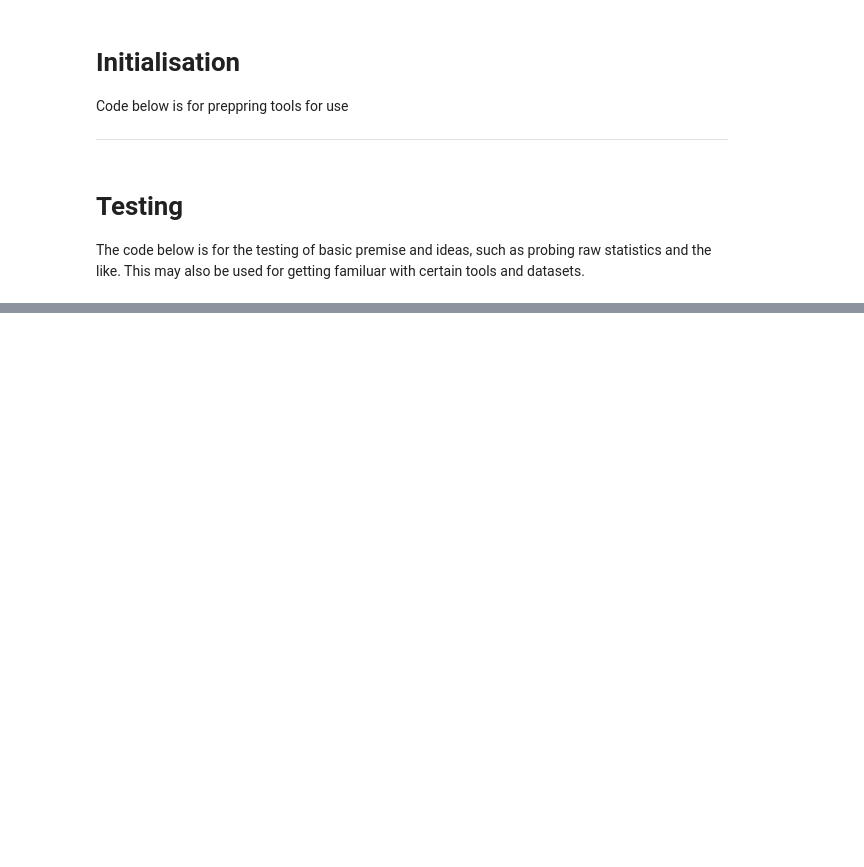
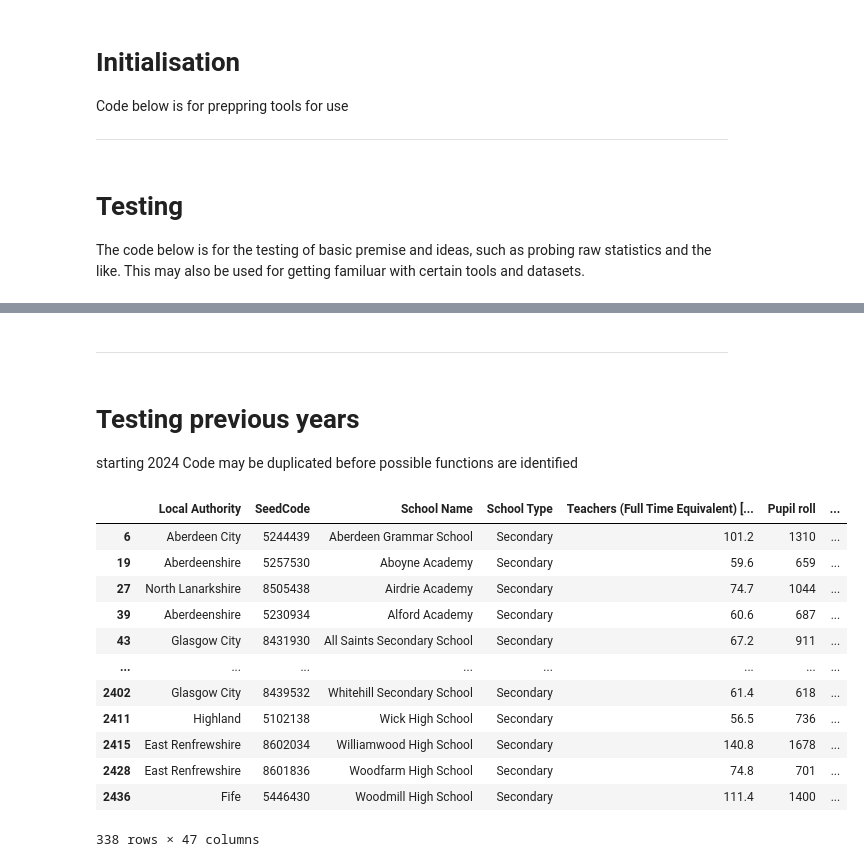
Before and after one commit to Jaxter1604/social_dets_edu_scot, a Jupyter notebook: testing.ipynb, the cells around one changed output, grey strips where cells are left out. Saved outputs shown, nothing was run; the diff lists cells and outputs as text; code cells hidden in the pictures; blank space fills up the shorter version.

```diff
--- a/testing.ipynb
+++ b/testing.ipynb
@@ -296,0 +246,65 @@ Model MAE: 9.37430303030303
+# %% [markdown]
+---
+# %% [markdown]
+# Testing previous years
+starting 2024
+Code may be duplicated before possible functions are identified
+# %%
+df = pd.read_csv('att_sch_stats/att_sch.csv')
+
+attainment_2024 = df[df['DateCode'].astype(str).str.contains("2023-24", na=False)]
+above_5_2024 = attainment_2024[
+    (
+        attainment_2024['Number Of Awards'].astype(str).str.contains("5", na=False)
+    ) & (
+        attainment_2024['SCQF Level'].astype(str).str.contains("6", na=False)
+    )
+]
+att_list_24 = above_5_2024[["GeographyName", "Value"]]
+att_list_24 = att_list_24.sort_values(by="GeographyName")
+att_list_24 = att_list_24[att_list_24.GeographyName != "National"]
+
+supressors = ["*", "#"]
+
+supressed_schools = att_list_24[
+    att_list_24["Value"].astype(str).isin(supressors)
+].sort_values(by="GeographyName")
+
+att_list_24 = att_list_24[
+    ~att_list_24["Value"].astype(str).isin(supressors)
+].copy()
+
+att_list_24= att_list_24.dropna()
+# %%
+primary_ys = ["P1", "P2", "P3", "P4", "P5", "P6", "P7"]
+
+sch_sum_2024 = pd.read_excel('sch_sum_stats/sch_sum_2024.xlsx', sheet_name=2, header=1)
+hs_sum_2024 = sch_sum_2024[sch_sum_2024["School Type"].astype(str).str.contains("Secondary")]
+hs_sum_2024 = hs_sum_2024.drop(columns=primary_ys).drop(columns="Special school pupils")
+hs_sum_2024 = hs_sum_2024.sort_values(by="School Name")
+# hs_sum_2024 = hs_sum_2024[~hs_sum_2024["School Name"].astype(str).isin(["Braeview Academy", "Craigie High School", "Glasgow Gaelic School", "St Joseph's Academy", "The Community School of Auchterarder"])]
+
+supressed_names = supressed_schools["GeographyName"].to_list()
+pattern = '|'.join(re.escape(name) for name in supressed_names)
+hs_sum_2024 = hs_sum_2024[~hs_sum_2024["School Name"].astype(str).str.contains(pattern, case=False)].copy()
+
+# hs_sum_2025 = hs_sum_2025[~hs_sum_2025["School Name"].astype(str).isin(supressed_schools["GeographyName"])].copy()
+# hs_sum_2025 = hs_sum_2025[hs_sum_2025["School Name"].astype(str).isin(att_list["GeographyName"])]
+att_list_24 = att_list_24[att_list_24["GeographyName"].astype(str).isin(hs_sum_2024["School Name"].astype(str))].copy()
+hs_sum_2024 = hs_sum_2024[hs_sum_2024["School Name"].astype(str).isin(att_list_24["GeographyName"].astype(str))].copy()
+
+hs_sum_2024
+# %% [output]
+|  | Local Authority | SeedCode | School Name | School Type | Teachers (Full Time Equivalent) [... | Pupil roll | ... |
+| 6 | Aberdeen City | 5244439 | Aberdeen Grammar School | Secondary | 101.2 | 1310 | ... |
+| 19 | Aberdeenshire | 5257530 | Aboyne Academy | Secondary | 59.6 | 659 | ... |
+| 27 | North Lanarkshire | 8505438 | Airdrie Academy | Secondary | 74.7 | 1044 | ... |
+| 39 | Aberdeenshire | 5230934 | Alford Academy | Secondary | 60.6 | 687 | ... |
+| 43 | Glasgow City | 8431930 | All Saints Secondary School | Secondary | 67.2 | 911 | ... |
+| ... | ... | ... | ... | ... | ... | ... | ... |
+| 2402 | Glasgow City | 8439532 | Whitehill Secondary School | Secondary | 61.4 | 618 | ... |
+| 2411 | Highland | 5102138 | Wick High School | Secondary | 56.5 | 736 | ... |
+| 2415 | East Renfrewshire | 8602034 | Williamwood High School | Secondary | 140.8 | 1678 | ... |
+| 2428 | East Renfrewshire | 8601836 | Woodfarm High School | Secondary | 74.8 | 701 | ... |
+| 2436 | Fife | 5446430 | Woodmill High School | Secondary | 111.4 | 1400 | ... |
+338 rows × 47 columns
```
Also changed, not shown: parts of 17 cells of this notebook, 4 other files.
